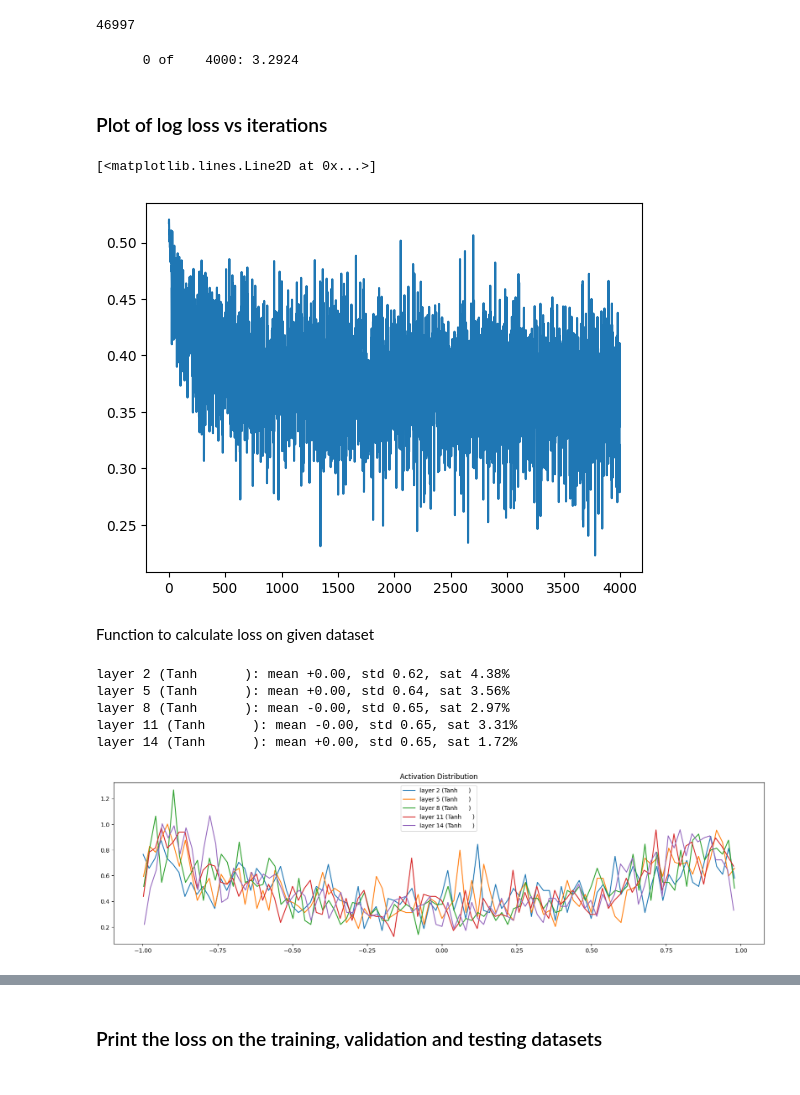
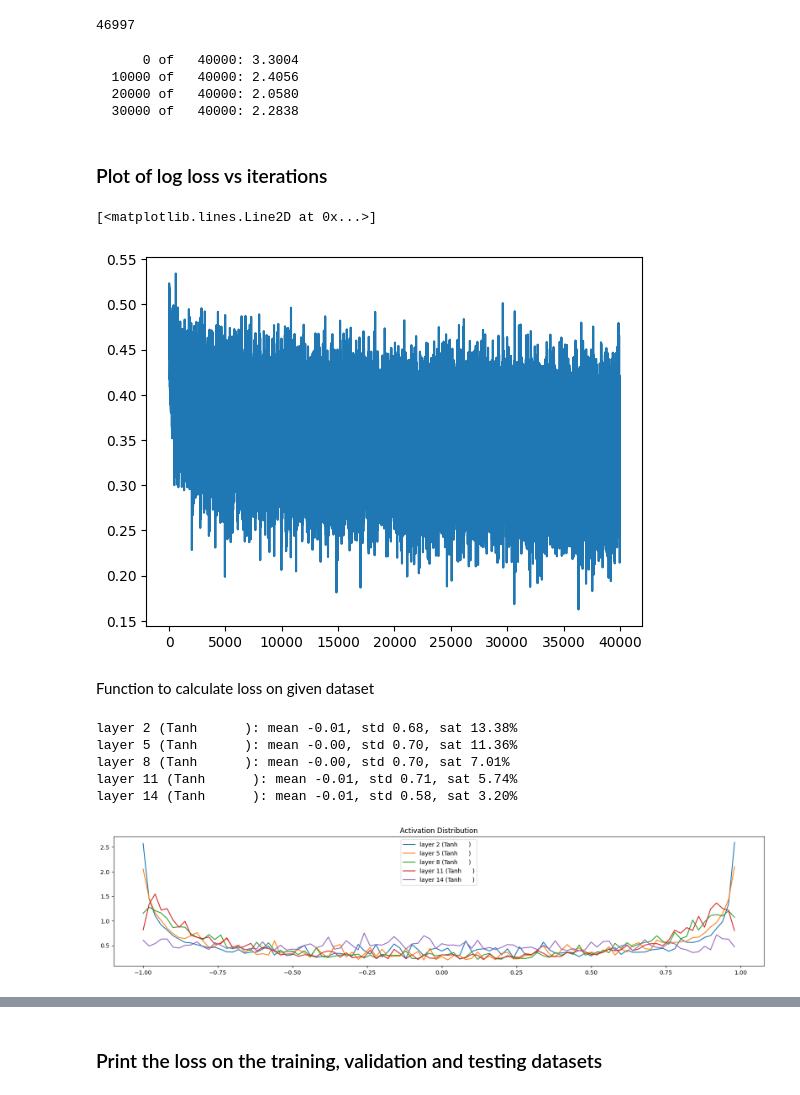
Before and after one commit to crpatil1901/NLPfun, a Jupyter notebook: ramilo torch.ipynb, the cells around one changed output, grey strips where cells are left out. Drawn from its saved outputs; the diff is of its cells as text; code cells hidden in the pictures.

Commit message:
[fix] - batchnorm gradient dist graph

```diff
--- a/ramilo torch.ipynb
+++ b/ramilo torch.ipynb
@@ -161,7 +161,7 @@ with torch.no_grad():
     # apply gain to all other layers
     for layer in layers[:-1]:
         if isinstance(layer, Linear):
-            layer.weights *= 1.0
+            layer.weights *= 0.2
 
 parameters = [C] + [p for layer in layers for p in layer.parameters()]
 print(sum(p.nelement() for p in parameters)) # print total params
@@ -173,7 +173,7 @@ for p in parameters:
 losstrn = []
 ud = []
 # %%
-nitr = 4000
+nitr = 40000
 lrs = torch.linspace(0.1, 0.1, nitr)
 for g in range(nitr):
     # make minibatch
@@ -208,14 +208,17 @@ for g in range(nitr):
     with torch.no_grad():
         ud.append([(lr * p.grad.std() / p.data.std()).log10().item() for p in parameters])
 # %% [output]
-      0 of    4000: 3.2924
+      0 of   40000: 3.3004
+  10000 of   40000: 2.4056
+  20000 of   40000: 2.0580
+  30000 of   40000: 2.2838
 # %% [markdown]
 ### Plot of log loss vs iterations
 # %%
 plt.plot(losstrn)
 # %% [output]
 [<matplotlib.lines.Line2D at 0x...>]
-[figure, old version]
+[figure, new version]
 # %% [markdown]
 Function to calculate loss on given dataset
 # %%
@@ -228,24 +231,24 @@ def getloss(X, Y):
     loss = F.cross_entropy(x, Y)
     return loss
 # %%
-plt.figure(figsize=(20, 5))
+plt.figure(figsize=(20, 4))
 legends = []
 for i, layer in enumerate(layers[:-1]):
     if isinstance(layer, Tanh):
         t = layer.out
         print(f'layer {i} ({layer.__class__.__name__:10s}): mean {t.mean():+.2f}, std {t.std():.2f}, sat {(t.abs() > 0.97).float().mean()*100:.2f}%')
         hy, hx = torch.histogram(t, density=True)
         plt.plot(hx[:-1].detach(), hy.detach())
         legends.append(f'layer {i} ({layer.__class__.__name__:10s})')
 
 plt.legend(legends)
 plt.title('Activation Distribution')
 plt.show()
 # %% [output]
-layer 2 (Tanh      ): mean +0.00, std 0.62, sat 4.38%
-layer 5 (Tanh      ): mean +0.00, std 0.64, sat 3.56%
-layer 8 (Tanh      ): mean -0.00, std 0.65, sat 2.97%
-layer 11 (Tanh      ): mean -0.00, std 0.65, sat 3.31%
-layer 14 (Tanh      ): mean +0.00, std 0.65, sat 1.72%
+layer 2 (Tanh      ): mean -0.01, std 0.68, sat 13.38%
+layer 5 (Tanh      ): mean -0.00, std 0.70, sat 11.36%
+layer 8 (Tanh      ): mean -0.00, std 0.70, sat 7.01%
+layer 11 (Tanh      ): mean -0.01, std 0.71, sat 5.74%
+layer 14 (Tanh      ): mean -0.01, std 0.58, sat 3.20%
-[figure, old version]
+[figure, new version]
 # %%
```
Also changed, not shown: parts of 5 cells of this notebook.
